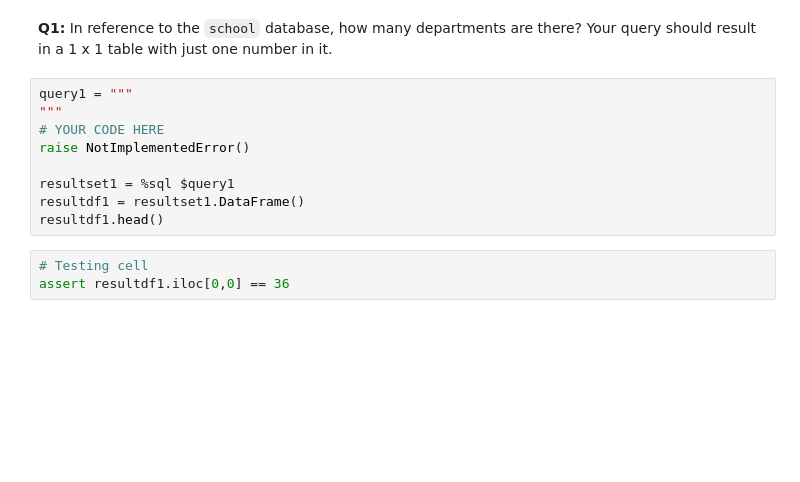
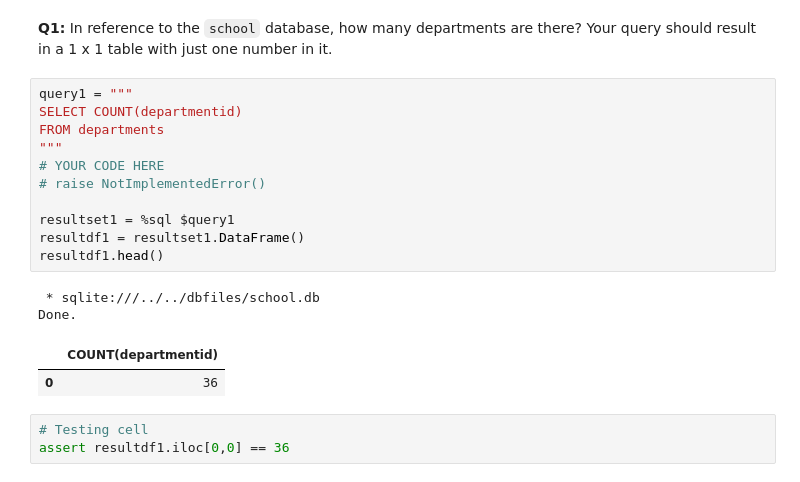
Before and after one commit to adp11/cs181-f22-student, a Jupyter notebook: hw/HW_4.c/multiple_inner.ipynb, the cells around one changed output. Cells and saved outputs as stored; diff of their text form; blank space fills up the shorter version.

```diff
--- a/hw/HW_4.c/multiple_inner.ipynb
+++ b/hw/HW_4.c/multiple_inner.ipynb
@@ -58,13 +62,20 @@ Image("figs/school_schema.jpg", width=600, height=600)
 **Q1:** In reference to the `school` database, how many departments are there? Your query should result in a 1 x 1 table with just one number in it.
 # %%
 query1 = """
+SELECT COUNT(departmentid)
+FROM departments
 """
 # YOUR CODE HERE
-raise NotImplementedError()
+# raise NotImplementedError()
 
 resultset1 = %sql $query1
 resultdf1 = resultset1.DataFrame()
 resultdf1.head()
+# %% [output]
+ * sqlite:///../../dbfiles/school.db
+Done.
+|  | COUNT(departmentid) |
+| 0 | 36 |
 # %%
 # Testing cell
 assert resultdf1.iloc[0,0] == 36
```
Also changed, not shown: parts of 11 cells of this notebook.
